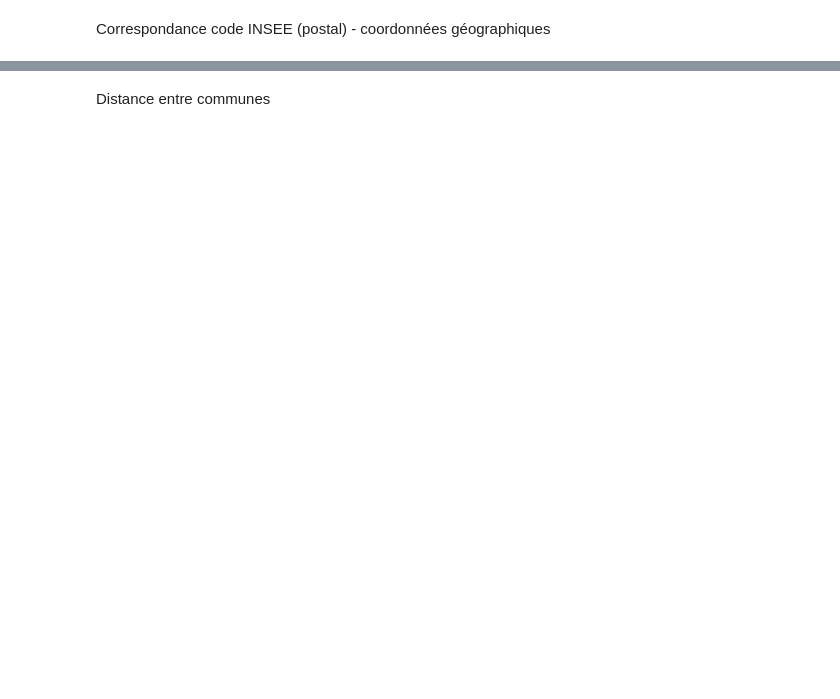
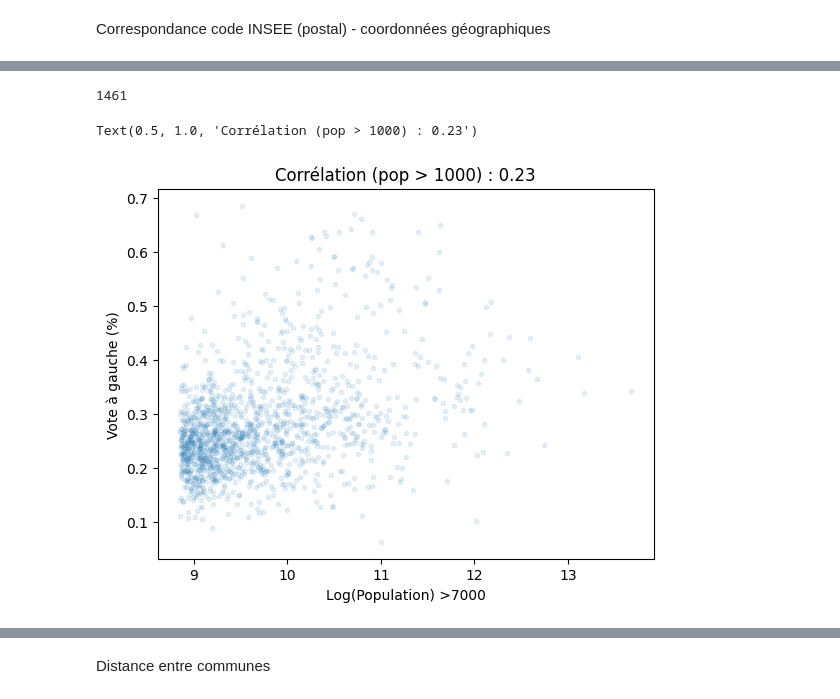
Before and after one commit to maxrieding/Complex_networks, a Jupyter notebook: communes.ipynb, the cells around one changed output, grey strips where cells are left out. Drawn from its saved outputs; the diff is of its cells as text; code cells hidden in the pictures; blank space fills up the shorter version.

```diff
--- a/communes.ipynb
+++ b/communes.ipynb
@@ -14,0 +134,17 @@ communes = pd.read_csv("./communes-france-2022.csv")
+# %%
+# Filtrage de données pour les communes avec population > seuil:
+seuil = 7000
+communes_filtered = communes[communes["population"] > seuil]
+population_filtered = communes_filtered["population"].values
+vote_gauche_filtered = communes_filtered["voteG"].values
+plt.scatter(np.log(population_filtered), vote_gauche_filtered,marker='.', alpha=0.1)
+plt.xlabel("Log(Population) >"+str(seuil))
+print(len(communes_filtered))
+# Calcul coefficient de corrélation
+correlation_filtered = np.corrcoef(population_filtered, vote_gauche_filtered)[0, 1]
+plt.ylabel("Vote à gauche (%)")
+plt.title(f"Corrélation (pop > 1000) : {correlation_filtered:.2f}")
+# %% [output]
+1461
+Text(0.5, 1.0, 'Corrélation (pop > 1000) : 0.23')
+[figure, added]
```
Also changed, not shown: parts of 29 cells of this notebook.
